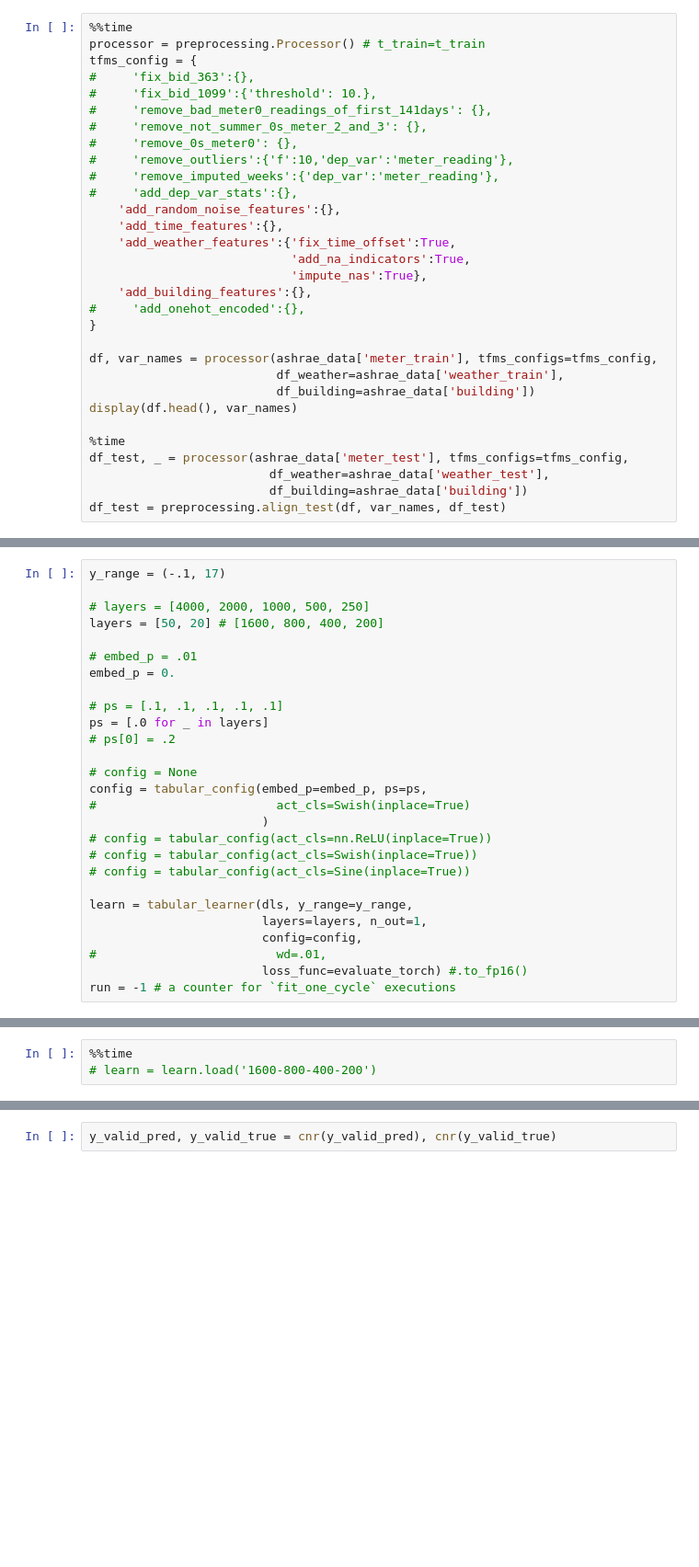
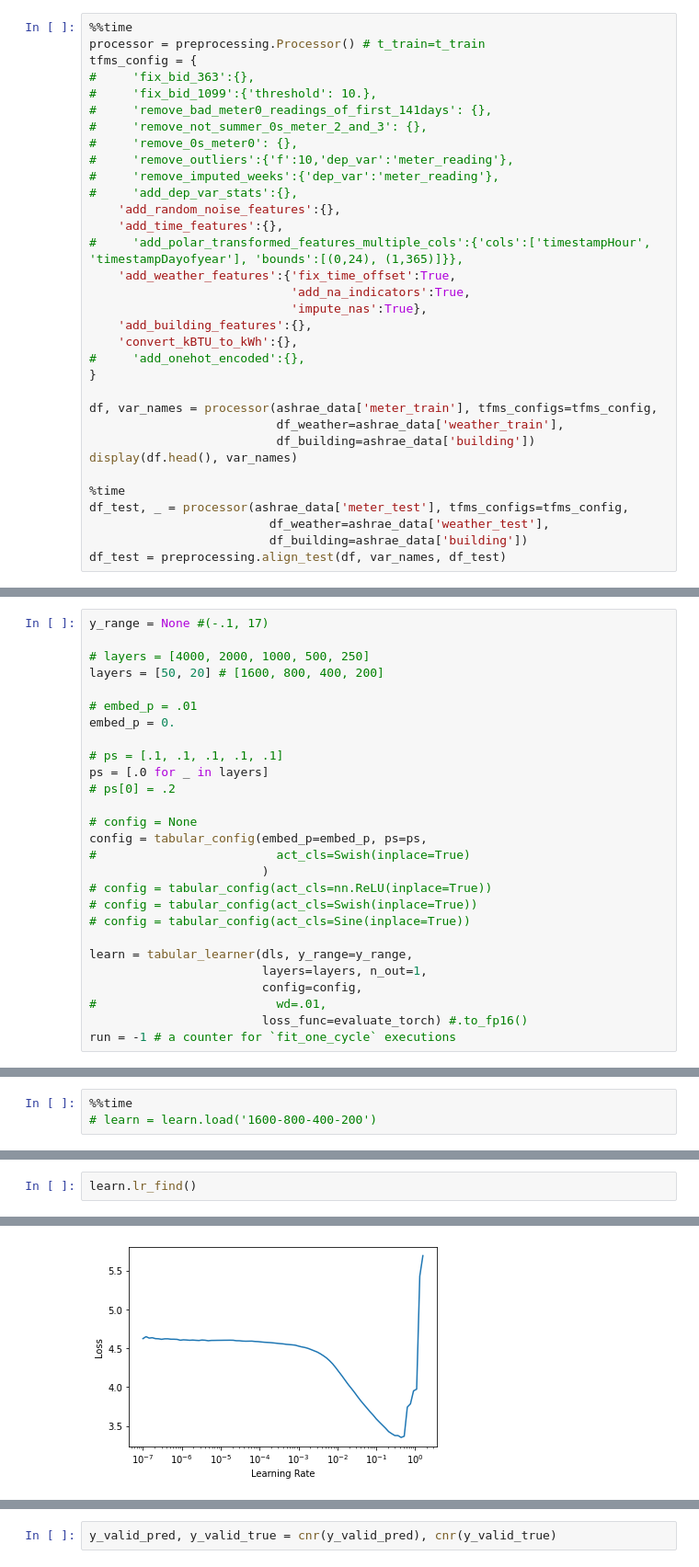
Before and after one commit to eschmidt42/ashrae, a Jupyter notebook: nbs/all_meters_one_model.ipynb, the cells around one changed output, grey strips where cells are left out. Shown at 92% size. Drawn from its saved outputs; the diff is of its cells as text; blank space fills up the shorter version.

```diff
--- a/nbs/all_meters_one_model.ipynb
+++ b/nbs/all_meters_one_model.ipynb
@@ -66,10 +79,12 @@ tfms_config = {
 #     'add_dep_var_stats':{},
     'add_random_noise_features':{},
     'add_time_features':{},
+#     'add_polar_transformed_features_multiple_cols':{'cols':['timestampHour', 'timestampDayofyear'], 'bounds':[(0,24), (1,365)]}},
     'add_weather_features':{'fix_time_offset':True,
                             'add_na_indicators':True,
                             'impute_nas':True},
     'add_building_features':{},
+    'convert_kBTU_to_kWh':{},
 #     'add_onehot_encoded':{},
 }
 
@@ -224,7 +310,7 @@ Fastai finding: make sure your test set values are not out of domain $\Rightarro
 # %%
 np.min([to.train.ys.values.min(), to.valid.ys.values.min()]), np.max([to.train.ys.values.max(), to.valid.ys.values.max()])
 # %%
-y_range = (-.1, 17)
+y_range = None #(-.1, 17)
 
 # layers = [4000, 2000, 1000, 500, 250]
 layers = [50, 20] # [1600, 800, 400, 200]
@@ -260,0 +345,3 @@ run = -1 # a counter for `fit_one_cycle` executions
+# %%
+learn.lr_find()
+# %% [output]
@@ -261,3 +350,4 @@ run = -1 # a counter for `fit_one_cycle` executions
+[figure, added]
 # %%
 run += 1
 print(f'run #{run}')
```
Also changed, not shown: parts of 18 cells of this notebook.
